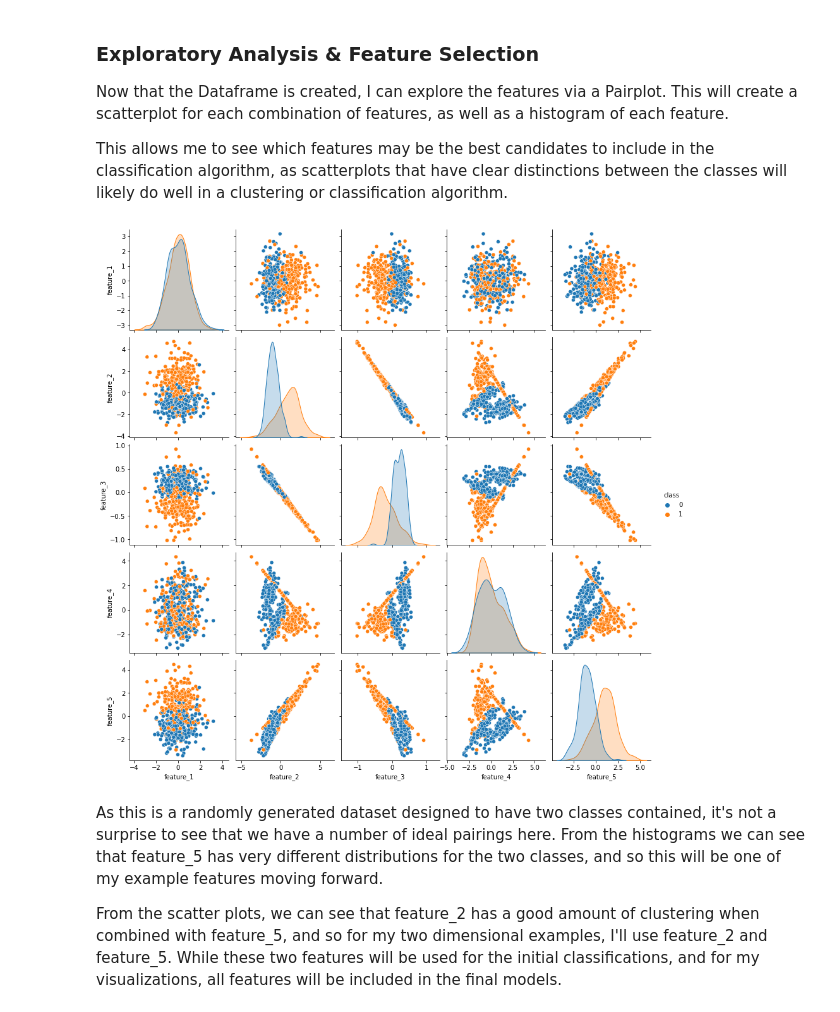
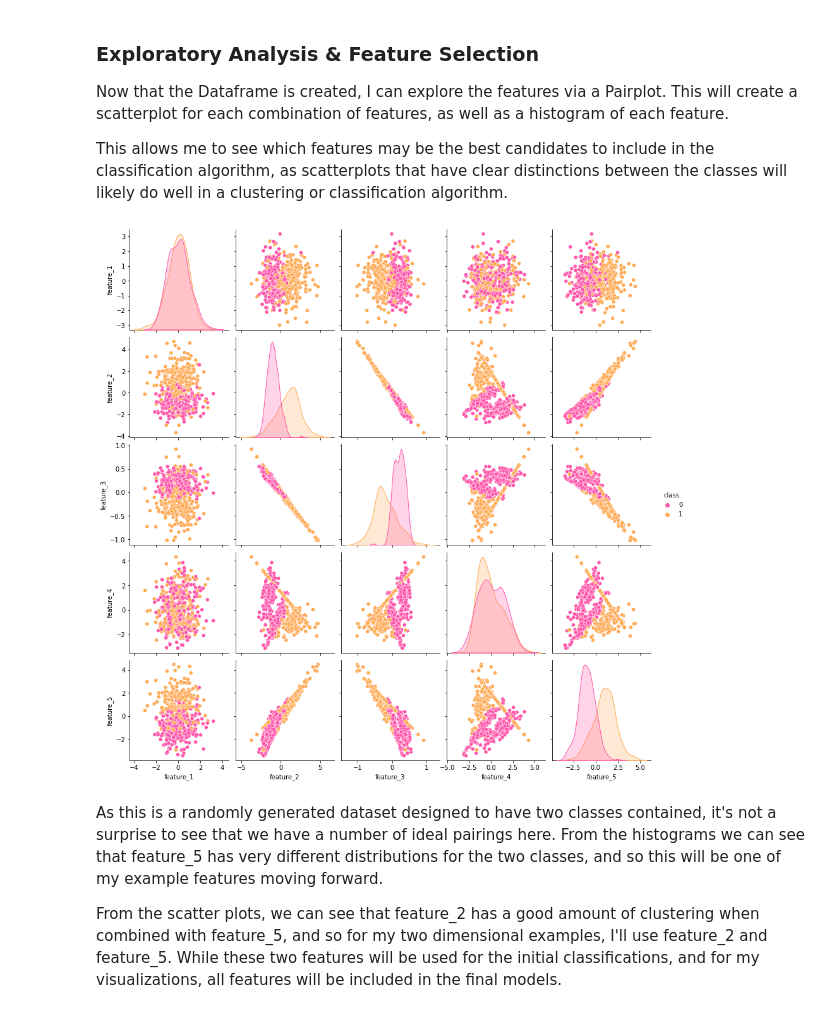
Before and after one commit to OtherBrian/machine-learning, a Jupyter notebook: scikit-learn.ipynb, the cells around one changed output. Drawn from its saved outputs; the diff is of its cells as text; code cells hidden in the pictures.

```diff
--- a/scikit-learn.ipynb
+++ b/scikit-learn.ipynb
@@ -113,9 +104,9 @@ Now that the Dataframe is created, I can explore the features via a Pairplot. Th
 
 This allows me to see which features may be the best candidates to include in the classification algorithm, as scatterplots that have clear distinctions between the classes will likely do well in a clustering or classification algorithm.
 # %%
-sns.pairplot(classification_df, hue = 'class');
+sns.pairplot(classification_df, hue = 'class', palette="spring");
 # %% [output]
-[figure, old version]
+[figure, new version]
 # %% [markdown]
 As this is a randomly generated dataset designed to have two classes contained, it's not a surprise to see that we have a number of ideal pairings here. From the histograms we can see that feature_5 has very different distributions for the two classes, and so this will be one of my example features moving forward.
 
```
Also changed, not shown: parts of 2 cells of this notebook, 2 other files.
